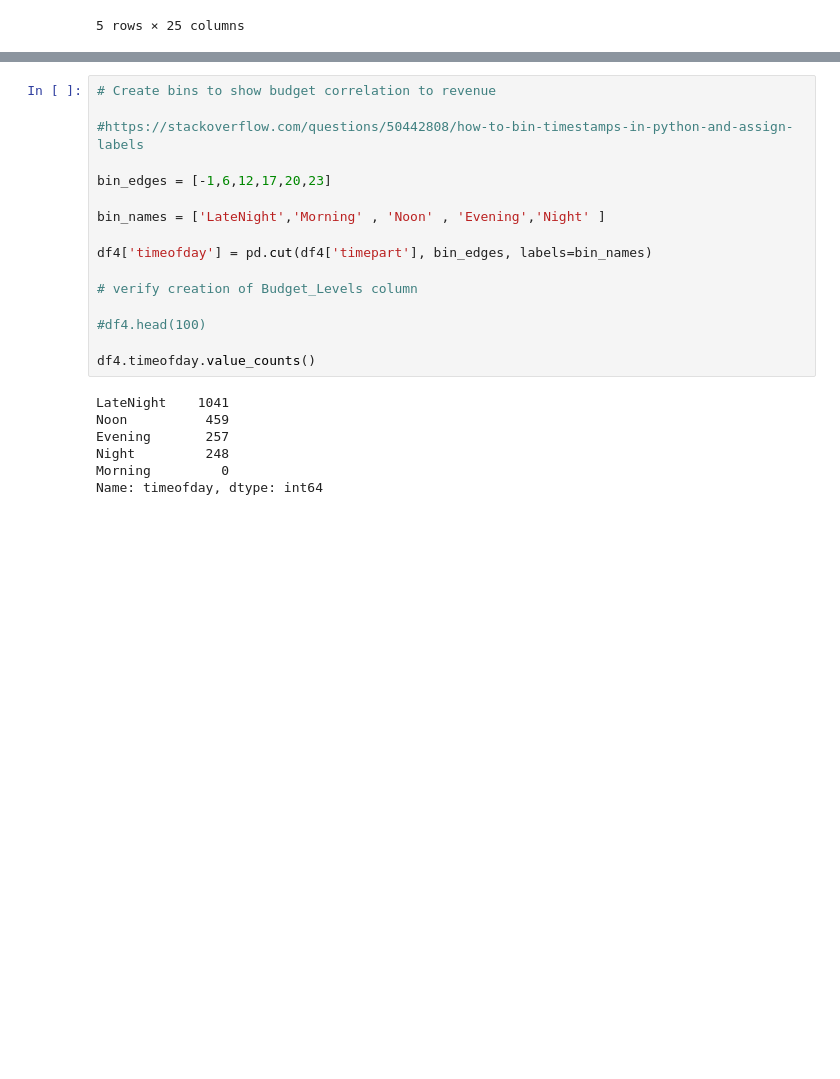
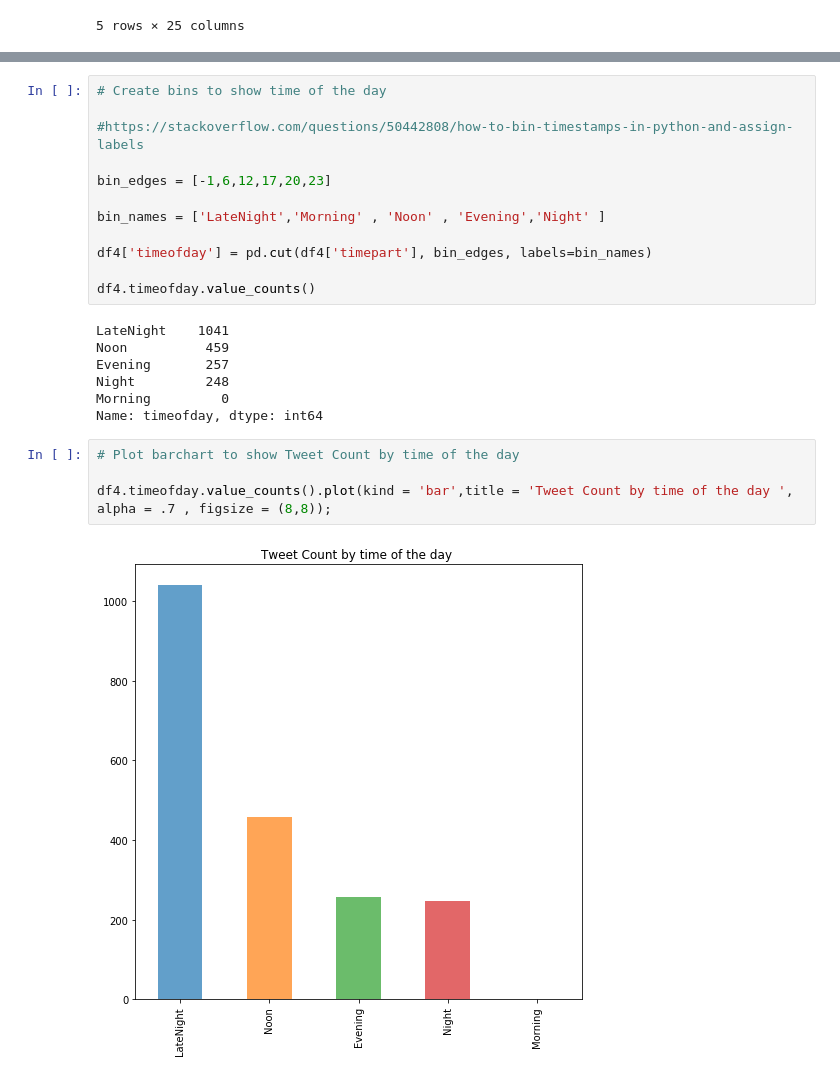
Before and after one commit to vijayelango/DataWrangling, a Jupyter notebook: wrangle_act.ipynb, the cells around one changed output, grey strips where cells are left out. Cells and saved outputs as stored; diff of their text form; blank space fills up the shorter version.

```diff
--- a/wrangle_act.ipynb
+++ b/wrangle_act.ipynb
@@ -809,5 +882,5 @@ HTML('<img src="'+ 'https://pbs.twimg.com/media/DE0BTnQUwAApKEH.jpg' + '" width=
 # %%
-# Create bins to show budget correlation to revenue
+# Create bins to show time of the day
 
 #https://stackoverflow.com/questions/50442808/how-to-bin-timestamps-in-python-and-assign-labels
 
@@ -817,10 +890,6 @@ bin_names = ['LateNight','Morning' , 'Noon' , 'Evening','Night' ]
 
 df4['timeofday'] = pd.cut(df4['timepart'], bin_edges, labels=bin_names)
 
-# verify creation of Budget_Levels column
-
-#df4.head(100)
-
 df4.timeofday.value_counts()
 # %% [output]
 LateNight    1041
@@ -829,3 +898,9 @@ Evening       257
 Night         248
 Morning         0
 Name: timeofday, dtype: int64
+# %%
+# Plot barchart to show Tweet Count by time of the day
+
+df4.timeofday.value_counts().plot(kind = 'bar',title = 'Tweet Count by time of the day ', alpha = .7 , figsize = (8,8));
+# %% [output]
+[figure, added]
```
Also changed, not shown: parts of 31 cells of this notebook, 1 other file.
